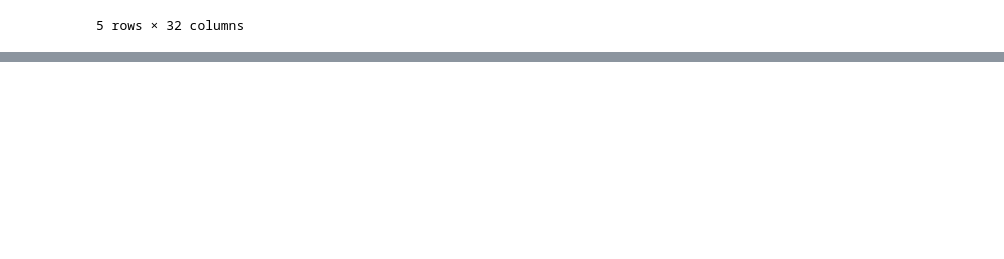
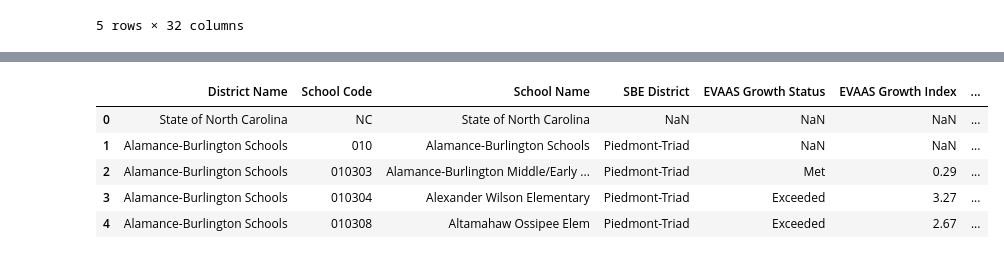
Before and after one commit to abdurrabb/Project-3, a Jupyter notebook: Data Sources/data_cleaning.ipynb, the cells around one changed output, grey strips where cells are left out. Cells and saved outputs as stored; diff of their text form; code cells hidden in the pictures; blank space fills up the shorter version.

```diff
--- a/Data Sources/data_cleaning.ipynb
+++ b/Data Sources/data_cleaning.ipynb
@@ -19,0 +61,3 @@ fifteen.to_csv('fifteen_to_sql.csv', index=False)
+# %%
+fif_others.replace(regex =r'^[<>*]', value='', inplace=True)
+fif_others.iloc[:,6:11] = fif_others.iloc[:,6:11].apply(lambda x: pd.to_numeric(x, errors='raise'))
@@ -19,0 +66,13 @@ fifteen.to_csv('fifteen_to_sql.csv', index=False)
+# %%
+six_others = pd.read_csv('1617otherindicators.csv')
+six_others.replace(regex =r'^[<>*]', value='', inplace=True)
+six_others.iloc[:,6:11] = fif_others.iloc[:,6:11].apply(lambda x: pd.to_numeric(x, errors='raise'))
+six_others.dropna(how='all', axis=1,inplace=True)
+six_others.head()
+# %% [output]
+|  | District Name | School Code | School Name | SBE District | EVAAS Growth Status | EVAAS Growth Index | ... |
+| 0 | State of North Carolina | NC | State of North Carolina | NaN | NaN | NaN | ... |
+| 1 | Alamance-Burlington Schools | 010 | Alamance-Burlington Schools | Piedmont-Triad | NaN | NaN | ... |
+| 2 | Alamance-Burlington Schools | 010303 | Alamance-Burlington Middle/Early ... | Piedmont-Triad | Met | 0.29 | ... |
+| 3 | Alamance-Burlington Schools | 010304 | Alexander Wilson Elementary | Piedmont-Triad | Exceeded | 3.27 | ... |
+| 4 | Alamance-Burlington Schools | 010308 | Altamahaw Ossipee Elem | Piedmont-Triad | Exceeded | 2.67 | ... |
```
Also changed, not shown: parts of 12 cells of this notebook, 20 other files.
